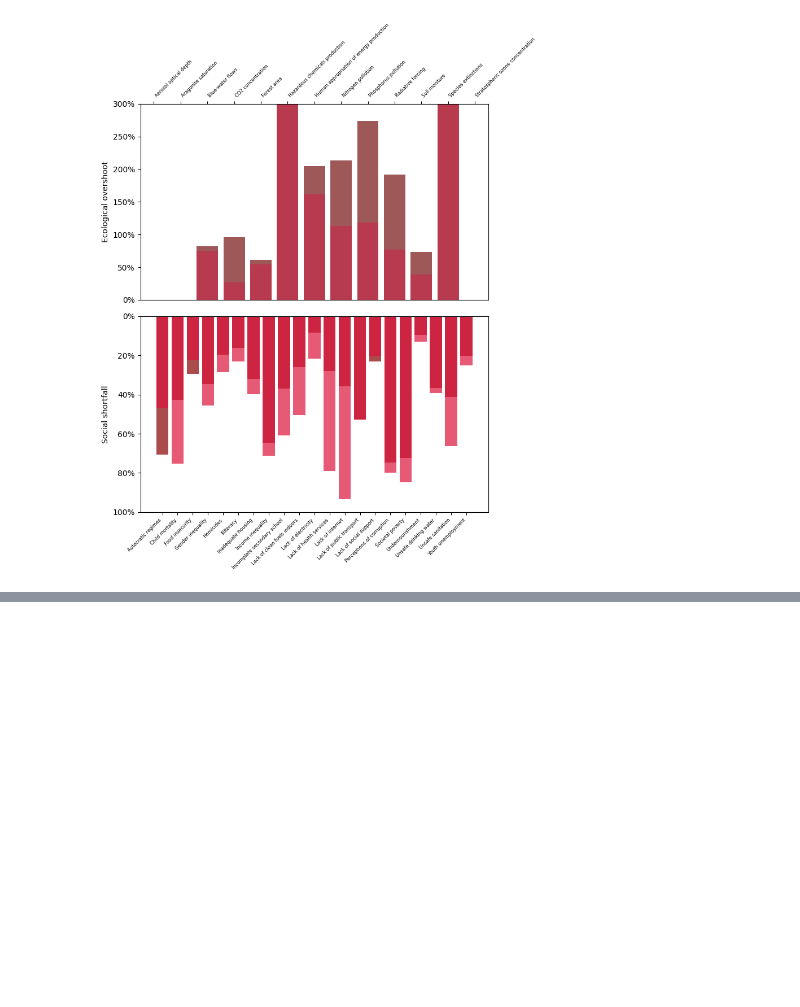
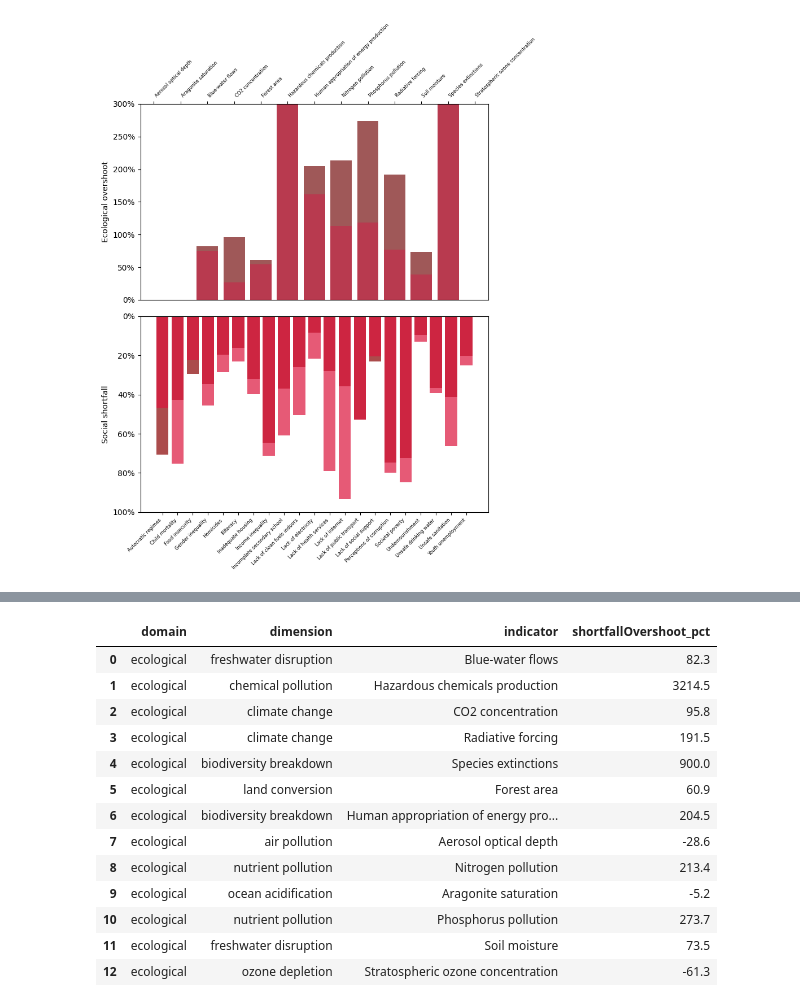
Before and after one commit to romgzn/Data_Analysis_Machine_Learning_Assignments, a Jupyter notebook: first_assignment/Sandwich.ipynb, the cells around one changed output, grey strips where cells are left out. Drawn from its saved outputs; the diff is of its cells as text; code cells hidden in the pictures; blank space fills up the shorter version.

```diff
--- a/first_assignment/Sandwich.ipynb
+++ b/first_assignment/Sandwich.ipynb
@@ -156,0 +176,20 @@ plt.show()
+# %%
+social = sandwich[(sandwich['domain'] == 'ecological') & (sandwich['date'] == 'last')]
+social = social.drop(columns=['date'])
+social.reset_index(drop=True, inplace=True)
+social
+# %% [output]
+|  | domain | dimension | indicator | shortfallOvershoot_pct |
+| 0 | ecological | freshwater disruption | Blue-water flows | 82.3 |
+| 1 | ecological | chemical pollution | Hazardous chemicals production | 3214.5 |
+| 2 | ecological | climate change | CO2 concentration | 95.8 |
+| 3 | ecological | climate change | Radiative forcing | 191.5 |
+| 4 | ecological | biodiversity breakdown | Species extinctions | 900.0 |
+| 5 | ecological | land conversion | Forest area | 60.9 |
+| 6 | ecological | biodiversity breakdown | Human appropriation of energy pro... | 204.5 |
+| 7 | ecological | air pollution | Aerosol optical depth | -28.6 |
+| 8 | ecological | nutrient pollution | Nitrogen pollution | 213.4 |
+| 9 | ecological | ocean acidification | Aragonite saturation | -5.2 |
+| 10 | ecological | nutrient pollution | Phosphorus pollution | 273.7 |
+| 11 | ecological | freshwater disruption | Soil moisture | 73.5 |
+| 12 | ecological | ozone depletion | Stratospheric ozone concentration | -61.3 |
```
Also changed, not shown: parts of 11 cells of this notebook.
